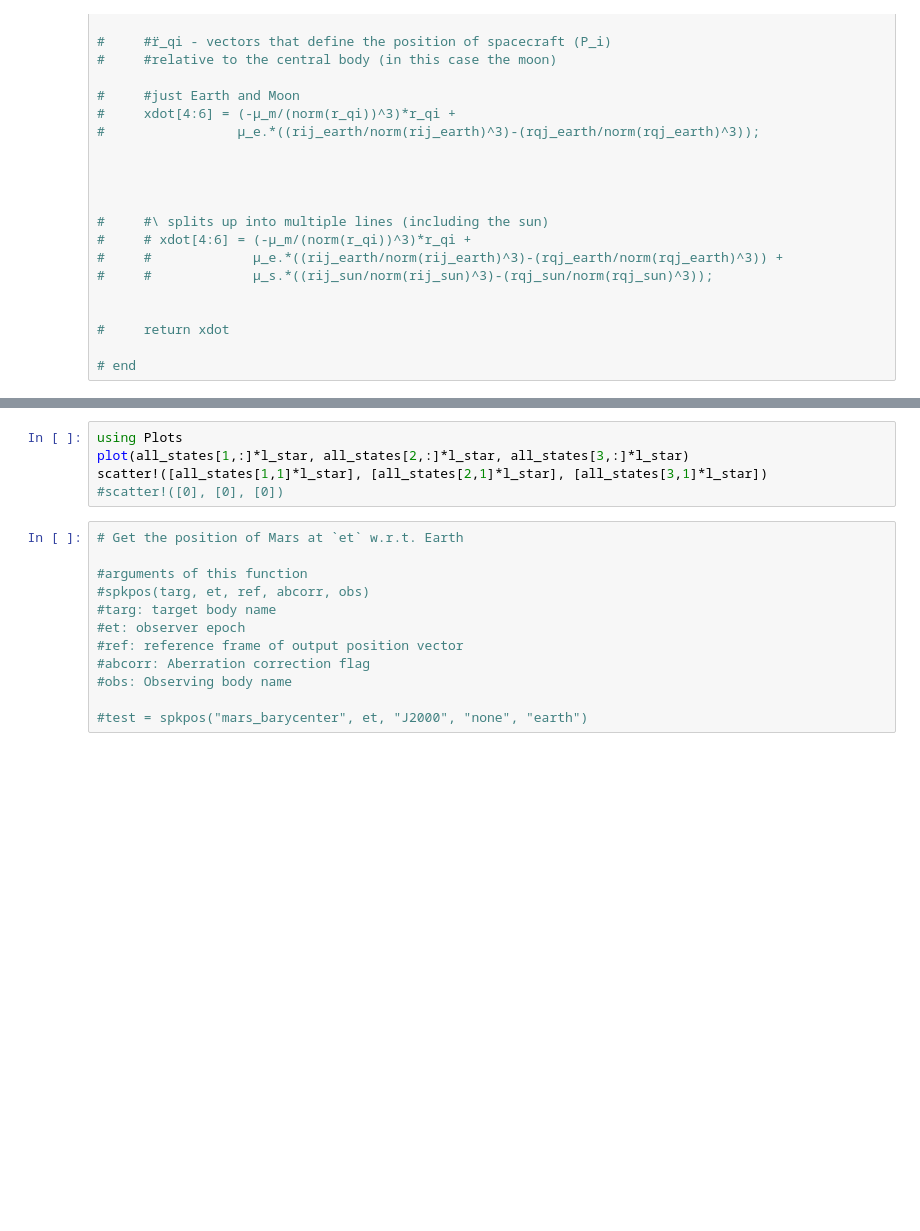
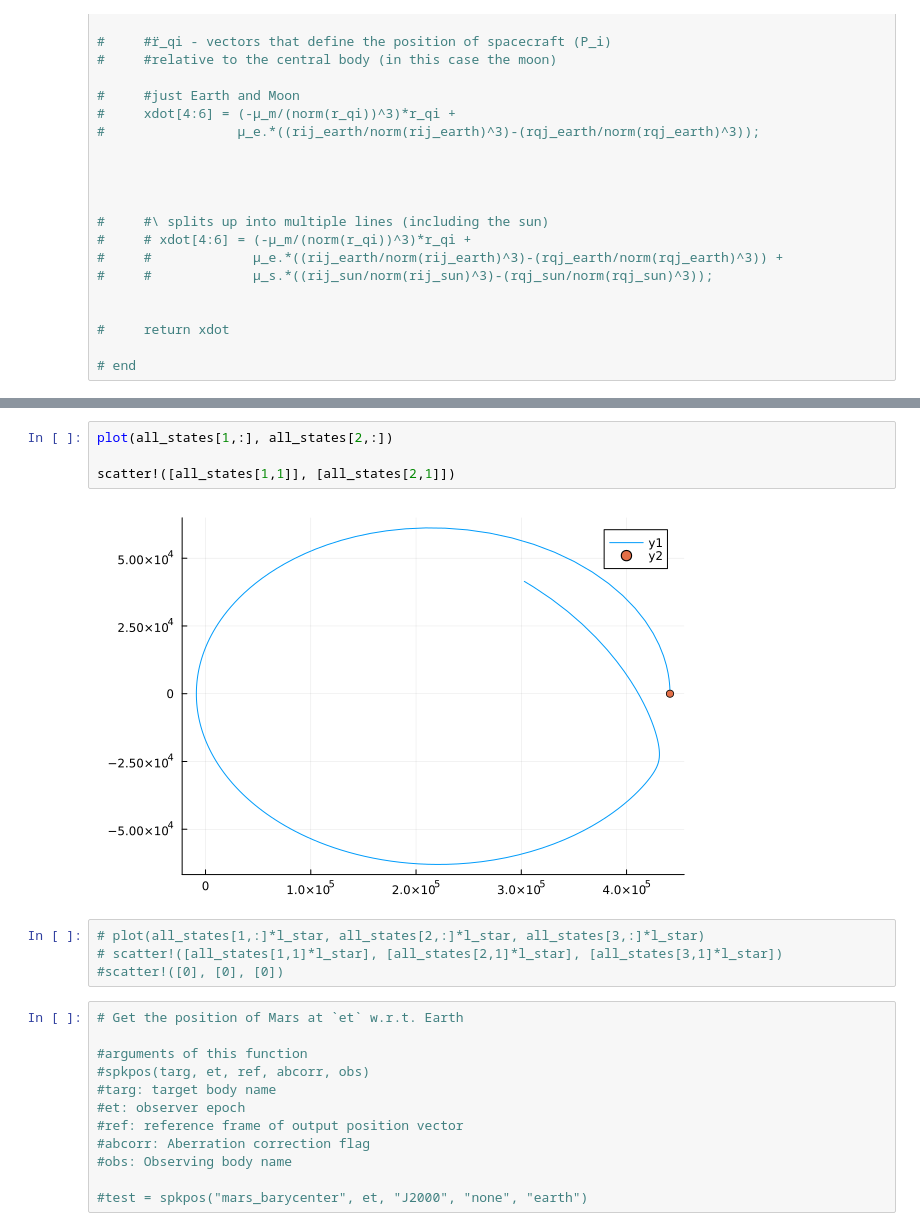
Before and after one commit to vegaf1/convex_mpc_stationkeeping, a Jupyter notebook: ephemeris_spice.ipynb, the cells around one changed output, grey strips where cells are left out. Drawn from its saved outputs; the diff is of its cells as text; blank space fills up the shorter version.

```diff
--- a/ephemeris_spice.ipynb
+++ b/ephemeris_spice.ipynb
@@ -341,7 +611,12 @@ all_states = get_state(sol)
+# %%
+plot(all_states[1,:], all_states[2,:])
+
+scatter!([all_states[1,1]], [all_states[2,1]])
+# %% [output]
+[figure, added]
 # %%
-using Plots
-plot(all_states[1,:]*l_star, all_states[2,:]*l_star, all_states[3,:]*l_star)
-scatter!([all_states[1,1]*l_star], [all_states[2,1]*l_star], [all_states[3,1]*l_star])
+# plot(all_states[1,:]*l_star, all_states[2,:]*l_star, all_states[3,:]*l_star)
+# scatter!([all_states[1,1]*l_star], [all_states[2,1]*l_star], [all_states[3,1]*l_star])
 #scatter!([0], [0], [0])
 # %%
 # Get the position of Mars at `et` w.r.t. Earth
```
Also changed, not shown: parts of 40 cells of this notebook, 4 other files.
